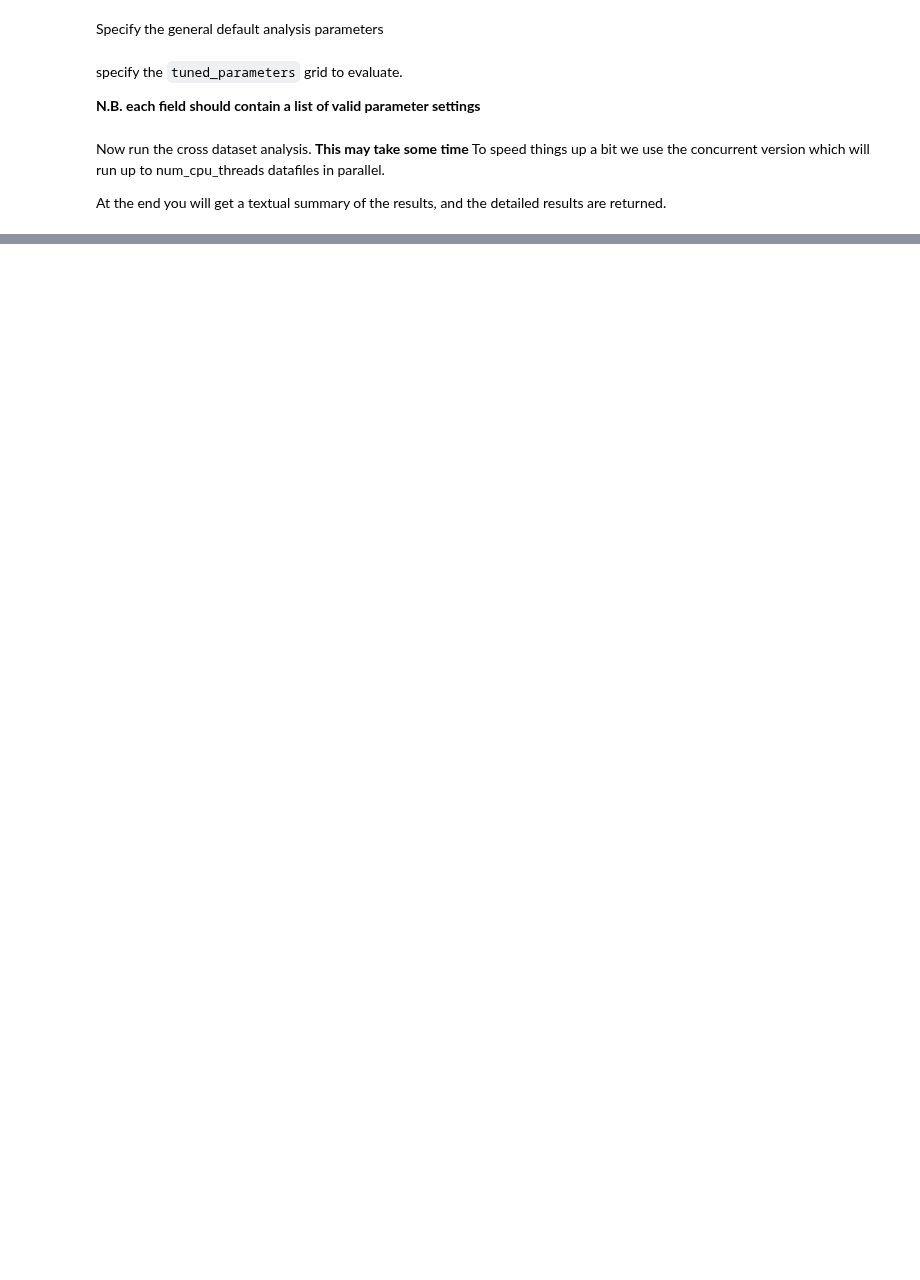
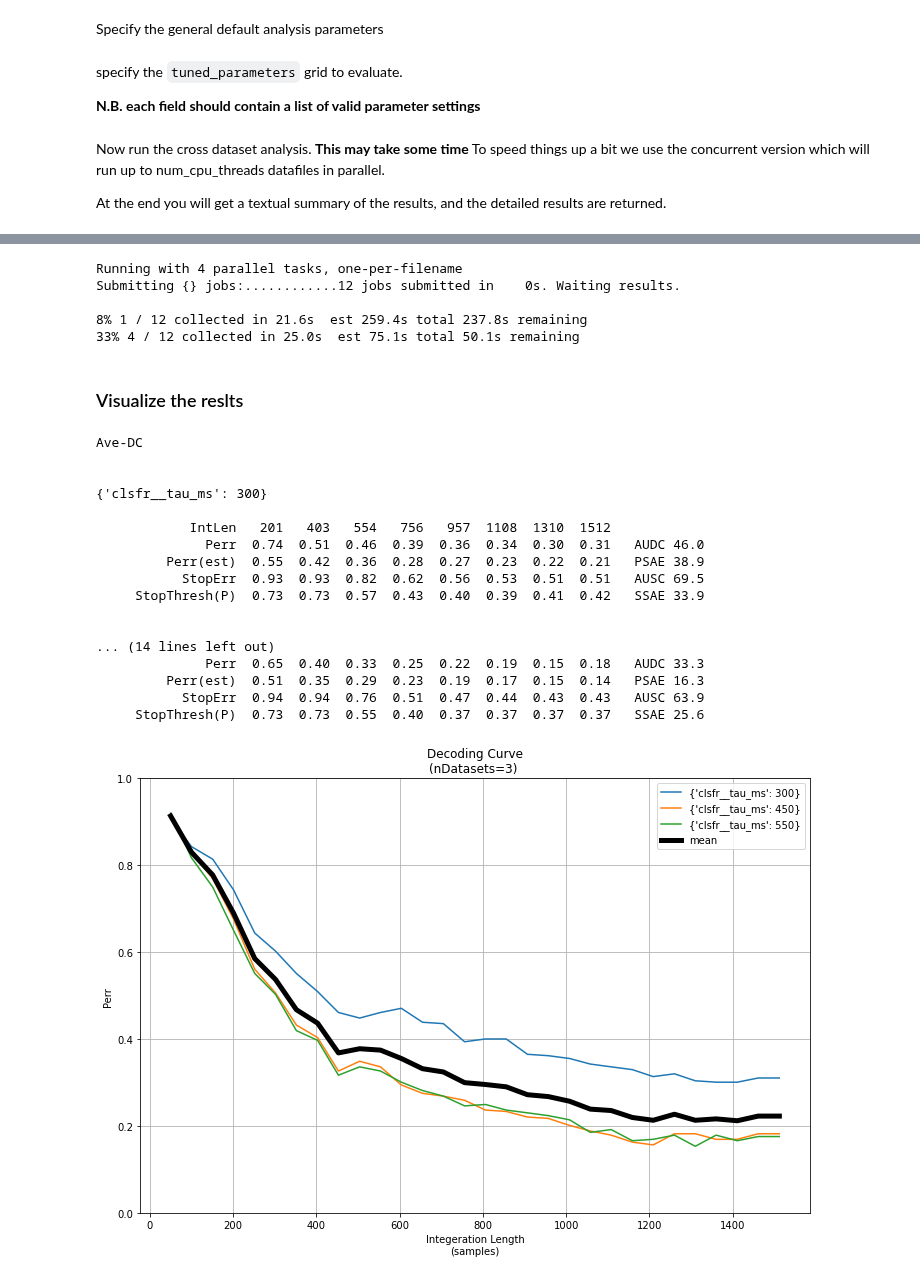
Before and after one commit to mindaffect/pymindaffectBCI, a Jupyter notebook: mindaffectBCI/examples/analysis/analyse_datasets.ipynb, the cells around one changed output, grey strips where cells are left out. Saved outputs shown, nothing was run; the diff lists cells and outputs as text; code cells hidden in the pictures; blank space fills up the shorter version.

```diff
--- a/mindaffectBCI/examples/analysis/analyse_datasets.ipynb
+++ b/mindaffectBCI/examples/analysis/analyse_datasets.ipynb
@@ -121,3 +200,8 @@ tuned_parameters['clsfr_args__offset_ms']=[100,125,150]
+# %%
+tuned_parameters=dict()
+#tuned_parameters['clsfr__evtlabs']=[('re','fe'),('re','fe','anyfe')]
+tuned_parameters['clsfr__tau_ms']=[300,450,550]
+#tuned_parameters['clsfr__offset_ms']=[50,125,175]
 # %% [markdown]
 Now run the cross dataset analysis.    **This may take some time**   To speed things up a bit we use the concurrent version which will run up to num_cpu_threads datafiles in parallel.
 
@@ -462,20 +208,0 @@ score=0.4733806292412091
-# %%
-# general default parameters
-stopband=((45,65),(4,35,'bandpass'))
-cv=[((slice(10),slice(10,None)))]
-
-dataset_args=dict(exptdir="~/Desktop/mark",regexp='noisetag')
-loader_args=dict(fs_out=100,stopband=stopband)
-preprocess_args=dict(filterbank=filterbank)
-clsfr_args=dict(tau_ms=350,offset_ms=100,evtlabs=('re','fe'),ranks=(1,2,3,5))
-# %%
-# sets of parameters to test
-tuned_parameters=dict()
-filterbanks=(None,
-             (3,4,35,40),
-             ((5,10),(10,15),(15,20),(20,35)),
-             ((1,5,5,10),(5,10,10,15),(10,15,15,20),(15,20,20,25),(20,25,25,30),(25,30,35,40))
-             ((2,5,8,10),(8,10,14,16),(14,16,22,24),(22,24,33,35))
-            )
-
-tuned_parameters["preprocess_args__filterbank"]=filterbanks
@@ -550,0 +209,46 @@ IndexError: index 1 is out of bounds for axis 0 with size 1
+# %%
+ppp = make_preprocess_pipeline(pipeline)
+# run this pipeline with all the settings.
+# N.B. set n_jobs=1 for pipeline debugging as it gives more informative error messages and stops at first error
+res = datasets_decoding_curve_GridSearchCV(ppp,filenames, loader, loader_args=loader_args,
+                                           cv=[(slice(10),slice(10,None))], n_jobs=4,
+                                           cv_clsfr_only=False, tuned_parameters=tuned_parameters)
+# %% [output]
+Running with 4 parallel tasks, one-per-filename
+Submitting {} jobs:............12 jobs submitted in    0s. Waiting results.
+
+8% 1 / 12 collected in 21.6s  est 259.4s total 237.8s remaining
+33% 4 / 12 collected in 25.0s  est 75.1s total 50.1s remaining
+# %% [markdown]
+### Visualize the reslts
+# %%
+# average the results over data-files for each pipeline configuration
+averes = average_results_per_config(res)
+
+print("Ave-DC")
+# report the per-config summary
+for dc,conf in zip(averes['decoding_curve'],averes['config']):
+    print("\n\n{}\n".format(conf))
+    print(print_decoding_curve(*dc))
+
+plot_decoding_curves(averes['decoding_curve'],labels=res['config'])
+plt.show(block=True)
+# %% [output]
+Ave-DC
+
+
+{'clsfr__tau_ms': 300}
+
+            IntLen   201   403   554   756   957  1108  1310  1512
+              Perr  0.74  0.51  0.46  0.39  0.36  0.34  0.30  0.31   AUDC 46.0
+         Perr(est)  0.55  0.42  0.36  0.28  0.27  0.23  0.22  0.21   PSAE 38.9
+           StopErr  0.93  0.93  0.82  0.62  0.56  0.53  0.51  0.51   AUSC 69.5
+     StopThresh(P)  0.73  0.73  0.57  0.43  0.40  0.39  0.41  0.42   SSAE 33.9
+
+
+... (14 lines left out)
+              Perr  0.65  0.40  0.33  0.25  0.22  0.19  0.15  0.18   AUDC 33.3
+         Perr(est)  0.51  0.35  0.29  0.23  0.19  0.17  0.15  0.14   PSAE 16.3
+           StopErr  0.94  0.94  0.76  0.51  0.47  0.44  0.43  0.43   AUSC 63.9
+     StopThresh(P)  0.73  0.73  0.55  0.40  0.37  0.37  0.37  0.37   SSAE 25.6
+[figure, added]
```
Also changed, not shown: parts of 52 cells of this notebook, 3 other files.
